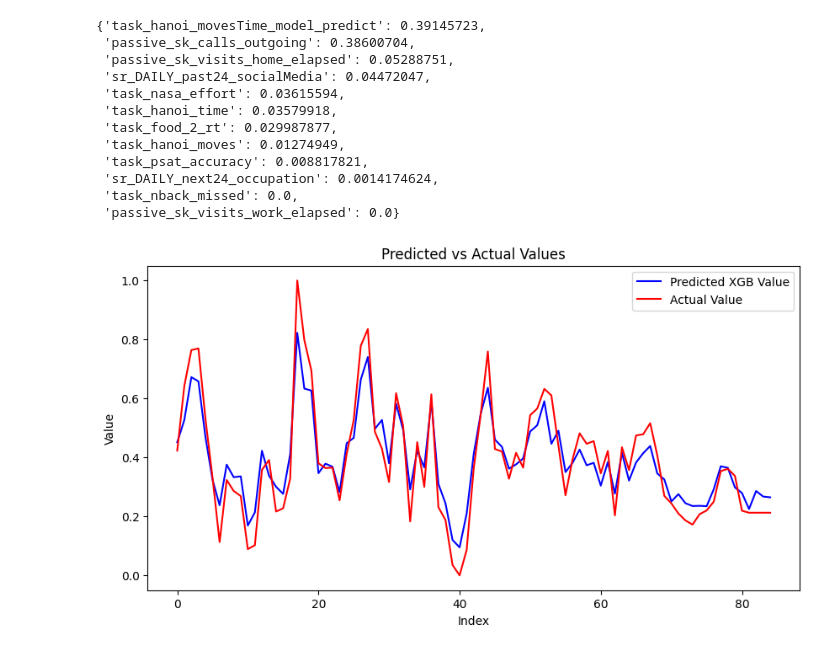
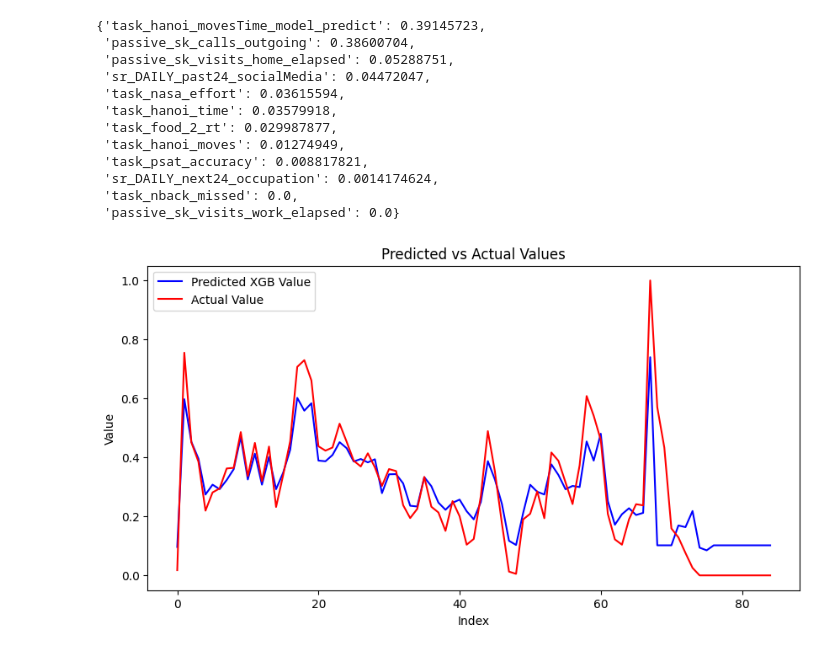
Before and after one commit to danieljwilson/3_3_experience_sampling, a Jupyter notebook: 3_3_3_data_analysis/02_analysis/06_model_comp_continuous_avg.ipynb, the cells around one changed output. Drawn from its saved outputs; the diff is of its cells as text; code cells hidden in the pictures.

```diff
--- a/3_3_3_data_analysis/02_analysis/06_model_comp_continuous_avg.ipynb
+++ b/3_3_3_data_analysis/02_analysis/06_model_comp_continuous_avg.ipynb
@@ -341,22 +379,22 @@ results_df.loc[0, 'feature_import_xgb']
  'passive_sk_visits_work_elapsed': 0.0}
 # %%
 # Extract the predictions for the first row
-predictions = results_df.loc[1, 'predictions_xgb']
+predictions = results_df.loc[30, 'predictions_xgb']
 
 # Convert predictions to DataFrame
 predictions_df = pd.DataFrame(predictions)
 
 # Plot the predicted and actual values
 plt.figure(figsize=(10, 5))
 plt.plot(predictions_df['predicted_xgb_value'], label='Predicted XGB Value', color='blue')
 plt.plot(predictions_df['actual_value'], label='Actual Value', color='red')
 plt.xlabel('Index')
 plt.ylabel('Value')
 plt.title('Predicted vs Actual Values')
 plt.legend()
 plt.show()
 # %% [output]
-[figure, old version]
+[figure, new version]
 # %%
 # Save the DataFrame to a JSON file
 results_df.to_json('results_df_continuous_3DayAvg_noFeatEng.json', orient='records', lines=True)
```
Also changed, not shown: parts of 4 cells of this notebook, 6 other files.
